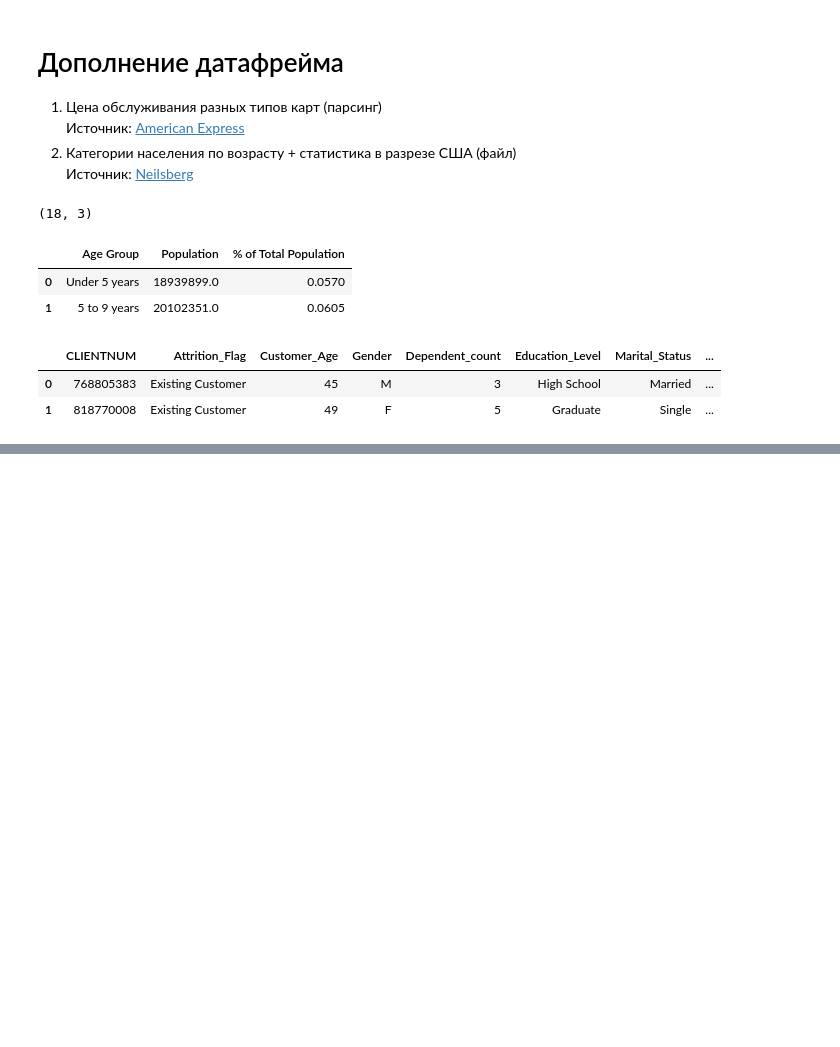
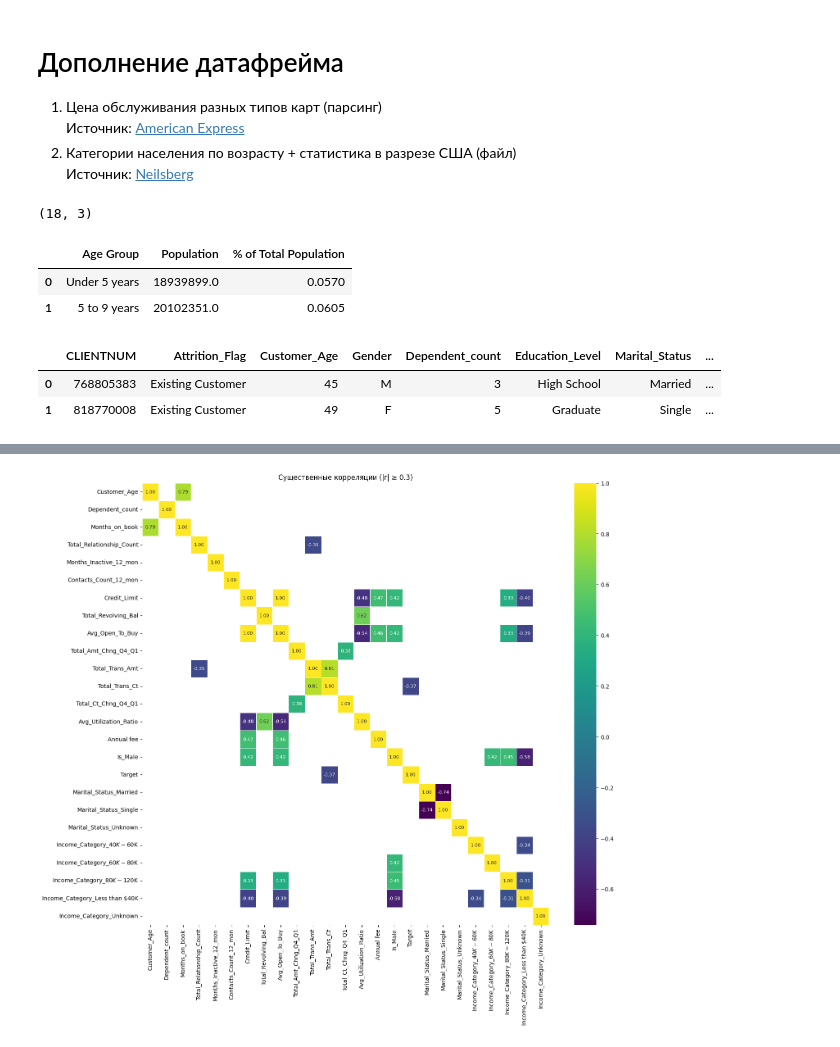
Before and after one commit to AlexRos06/hse_machine_learning_proj, a Jupyter notebook: ML_notebook.ipynb, the cells around one changed output, grey strips where cells are left out. Cells and saved outputs as stored; diff of their text form; code cells hidden in the pictures; blank space fills up the shorter version.

Commit message:
[DmitryIsaev] baseline for modelling

```diff
--- a/ML_notebook.ipynb
+++ b/ML_notebook.ipynb
@@ -242,0 +403,19 @@ df_2.to_parquet('BankChurners_add_features.parquet')
+# %%
+# создаем два словаря для кодировки
+
+target_map = {
+    'Existing Customer': 0,
+    'Attrited Customer': 1
+}
+
+gender_map = {
+    'F': 0,
+    'M': 1
+}
+# %%
+# закодируем таргет и гендер, потом удалим оригинальные столбцы
+
+df_base['Is_Male'] = df_base['Gender'].map(gender_map)
+df_base['Target'] = df_base['Attrition_Flag'].map(target_map)
+df_base.drop(['Attrition_Flag', 'Gender'], axis=1, inplace=True)
+df_base.head()
@@ -242,0 +431,15 @@ df_2.to_parquet('BankChurners_add_features.parquet')
+# %%
+# здесь мы сделаем бэйслайн
+
+df_ml_baseline = df_base.copy()
+df_ml_baseline.drop(['Age Group', 'Education_Level'], axis=1, inplace=True)
+# %%
+# применим Ohe-Hot Encoding к категориальным признакам
+
+df_ml_baseline = pd.get_dummies(
+    df_ml_baseline,
+    columns=df_ml_baseline.select_dtypes(object).columns,
+    drop_first=True
+)
+
+# df_ml_baseline.head() - посмотреть, че там
@@ -242,0 +453,13 @@ df_2.to_parquet('BankChurners_add_features.parquet')
+# %%
+# построим матрицу корреляции, узнаем, что в бейслайне больше всего коррелирует - коллинеарные признаки можно будет убрать из других датафреймов, еще до того, как закодируем возрастную группу
+
+corr = df_ml_baseline.corr()
+mask = np.abs(corr) < 0.3  # Adjust threshold as needed
+
+plt.figure(figsize=(16, 14))
+sns.heatmap(corr, mask=mask, cmap='viridis', annot=True, fmt=".2f",
+            annot_kws={"size": 8}, linewidths=.5)
+plt.title('Существенные корреляции (|r| ≥ 0.3)')
+plt.show()
+# %% [output]
+[figure, added]
```
Also changed, not shown: parts of 19 cells of this notebook.
